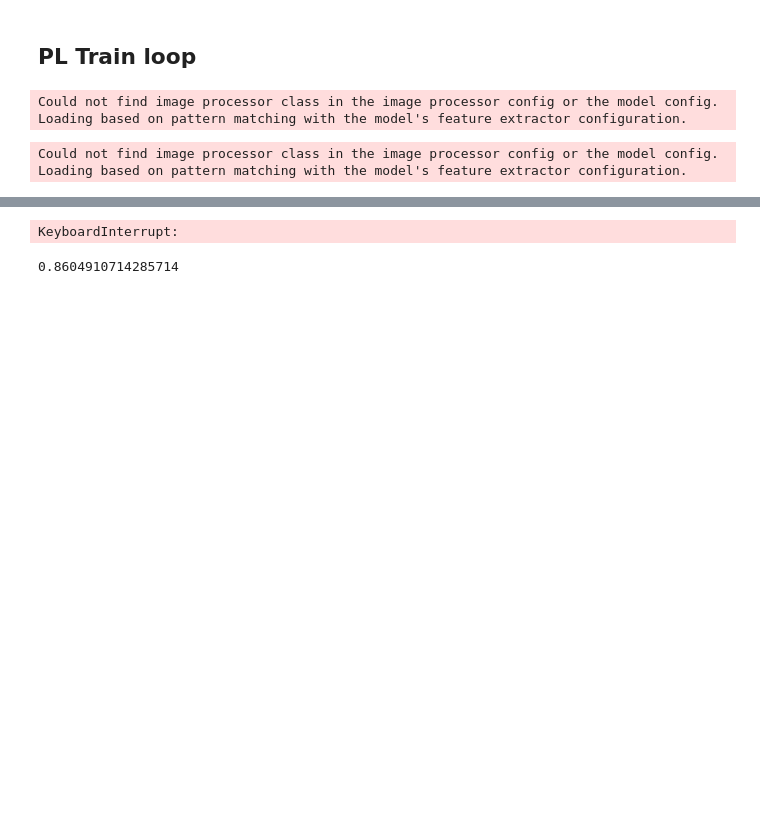
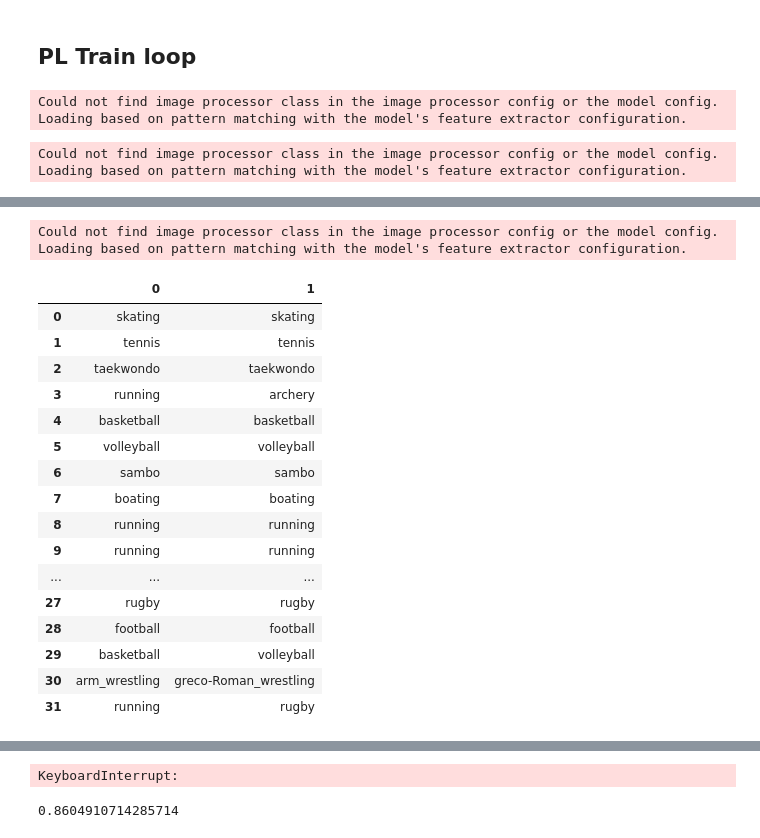
Before and after one commit to ikekz/made_cv_02_23, a Jupyter notebook: playground.ipynb, the cells around one changed output, grey strips where cells are left out. Drawn from its saved outputs; the diff is of its cells as text; code cells hidden in the pictures; blank space fills up the shorter version.

```diff
--- a/playground.ipynb
+++ b/playground.ipynb
@@ -375,12 +375,12 @@ full_dataset = utils.ImageDataset(
 # %% [output]
 Could not find image processor class in the image processor config or the model config. Loading based on pattern matching with the model's feature extractor configuration.
 # %%
-train_dataset, valid_dataset, test_dataset = random_split(full_dataset, [0.7, 0.1, 0.2], TORCH_RANDOM)
+train_dataset, valid_dataset, test_dataset = random_split(full_dataset, [0.85, 0.1, 0.05], TORCH_RANDOM)
 # train_dataset, test_dataset = random_split(dataset, [0.8, 0.2], TORCH_RANDOM)
 
 train_dataloader = DataLoader(train_dataset, batch_size=BATCH_SIZE, shuffle=True, num_workers=6)
 valid_dataloader = DataLoader(valid_dataset, batch_size=BATCH_SIZE, shuffle=False, num_workers=0)
-test_dataloader = DataLoader(test_dataset, batch_size=BATCH_SIZE, shuffle=False, num_workers=0)
+test_dataloader = DataLoader(test_dataset, batch_size=BATCH_SIZE, shuffle=False, num_workers=6)
 # %%
 processor = AutoImageProcessor.from_pretrained("microsoft/resnet-50")
 model = ResNetForImageClassification.from_pretrained("microsoft/resnet-50")
@@ -514,0 +538,60 @@ trainer.test(pl_model, dataloaders=test_dataloader)
+# %%
+submit_dataset = TMPDataset(
+    f"{PATH_TO_TRAIN_DATA}/test.csv",
+    f"{PATH_TO_TRAIN_DATA}/test/"
+)
+
+submit_dataloader = DataLoader(submit_dataset, batch_size=BATCH_SIZE * 10, shuffle=False, num_workers=0)
+# %% [output]
+Could not find image processor class in the image processor config or the model config. Loading based on pattern matching with the model's feature extractor configuration.
+# %%
+pl_model.model.to("mps")
+pl_model.eval()
+result = [[], []]
+
+with torch.no_grad():
+    for x, y in tqdm(submit_dataloader):
+        preds = pl_model(x.to("mps"))
+        preds = preds.argmax(1)
+
+        result[0].extend(le.inverse_transform(preds.cpu()))
+        result[1].extend(y)
+
+# print(f"cer: {model.cer(result[0], result[1])}")
+# model.model.train();
+# %%
+pl_model.model.to("mps")
+pl_model.eval()
+result = [[], []]
+
+with torch.no_grad():
+    for x, y in tqdm(test_dataloader):
+        preds = pl_model(x.to("mps"))
+        preds = preds.argmax(1)
+
+        result[0].extend(le.inverse_transform(preds.cpu()))
+        result[1].extend(le.inverse_transform(y))
+        break
+
+# print(f"cer: {model.cer(result[0], result[1])}")
+# model.model.train();
+# %%
+pd.DataFrame(result).T
+# %% [output]
+|  | 0 | 1 |
+| 0 | skating | skating |
+| 1 | tennis | tennis |
+| 2 | taekwondo | taekwondo |
+| 3 | running | archery |
+| 4 | basketball | basketball |
+| 5 | volleyball | volleyball |
+| 6 | sambo | sambo |
+| 7 | boating | boating |
+| 8 | running | running |
+| 9 | running | running |
+| ... | ... | ... |
+| 27 | rugby | rugby |
+| 28 | football | football |
+| 29 | basketball | volleyball |
+| 30 | arm_wrestling | greco-Roman_wrestling |
+| 31 | running | rugby |
```
Also changed, not shown: parts of 14 cells of this notebook, 1 other file.
